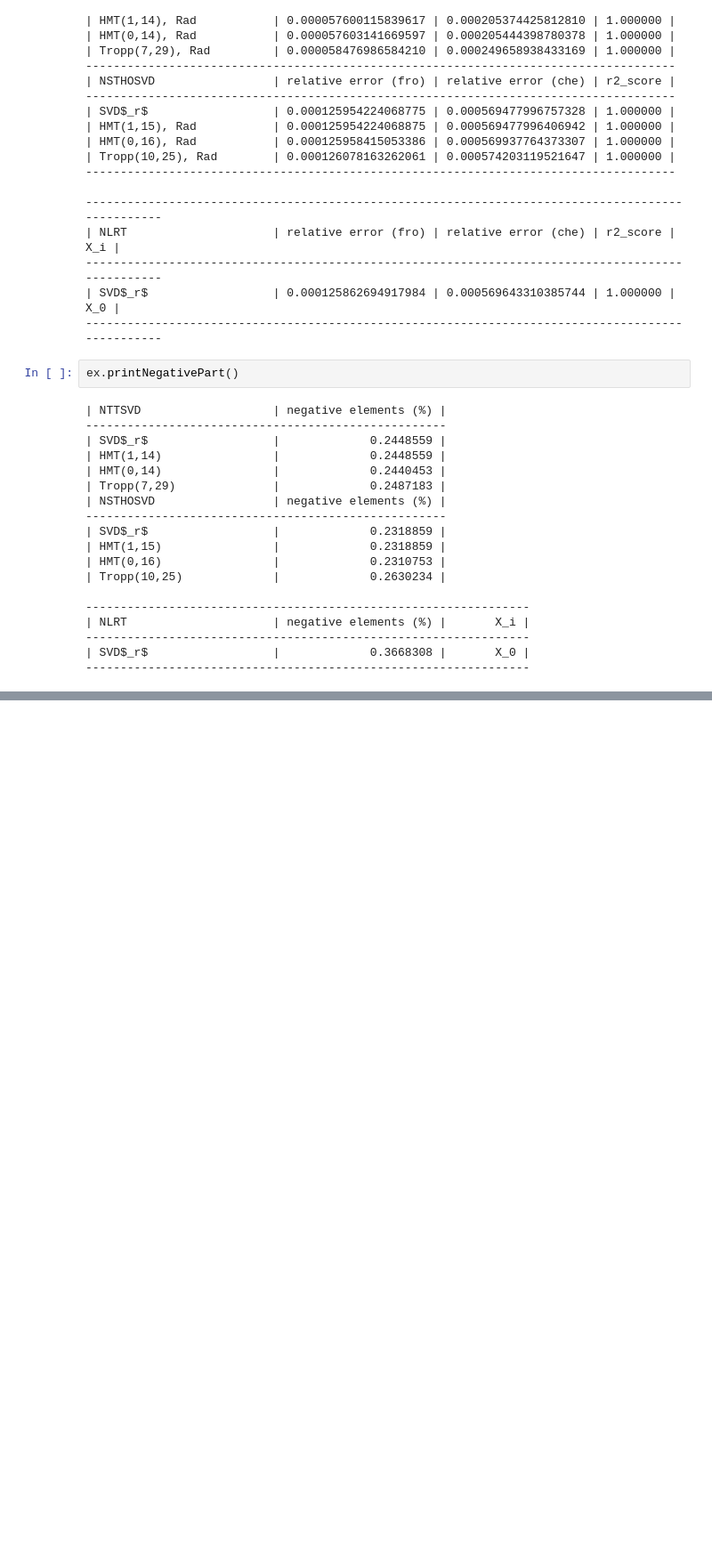
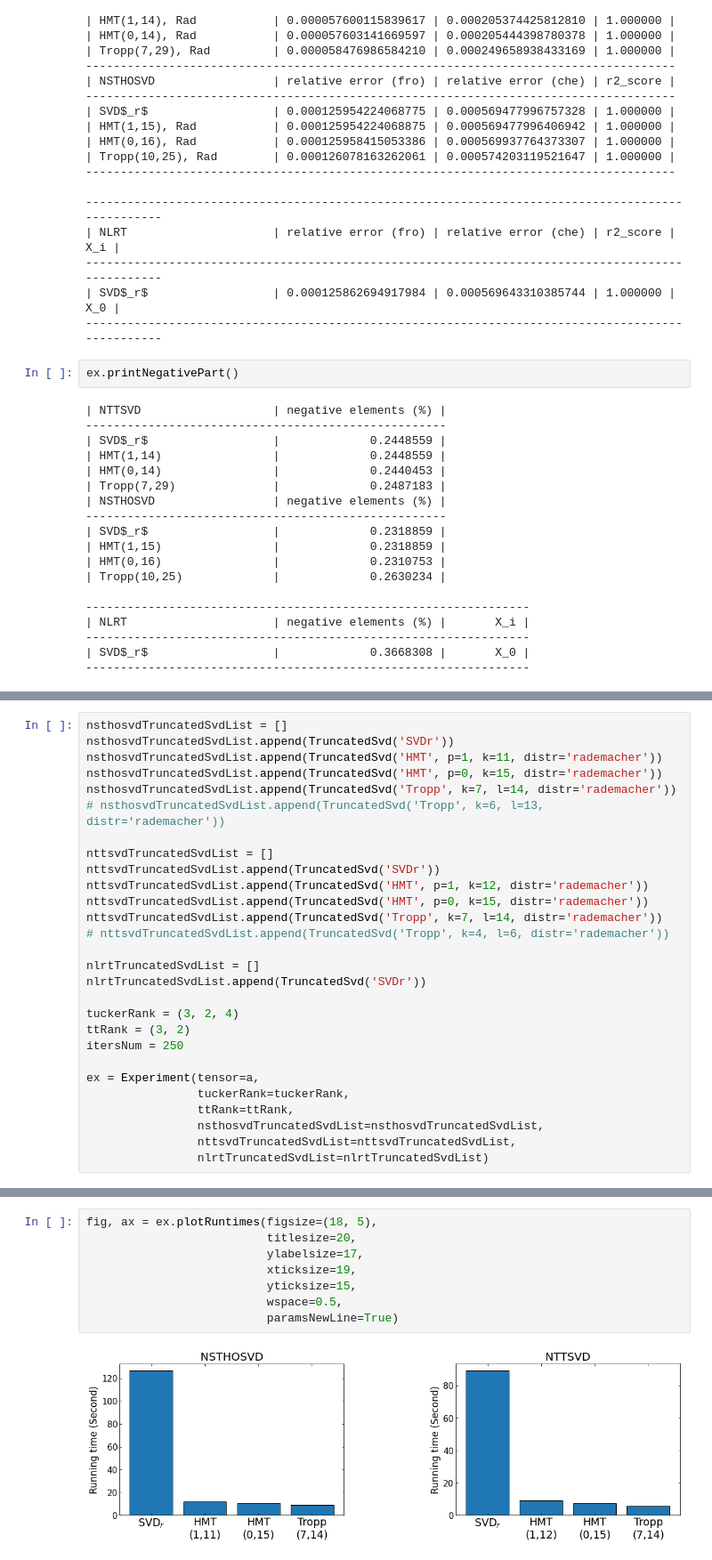
Before and after one commit to azamat11235/NLRTA, a Jupyter notebook: tensor_case.ipynb, the cells around one changed output, grey strips where cells are left out. Shown at 89% size. Drawn from its saved outputs; the diff is of its cells as text; blank space fills up the shorter version.

```diff
--- a/tensor_case.ipynb
+++ b/tensor_case.ipynb
@@ -271,0 +296,28 @@ ex.printNegativePart()
+# %%
+nsthosvdTruncatedSvdList = []
+nsthosvdTruncatedSvdList.append(TruncatedSvd('SVDr'))
+nsthosvdTruncatedSvdList.append(TruncatedSvd('HMT', p=1, k=11, distr='rademacher'))
+nsthosvdTruncatedSvdList.append(TruncatedSvd('HMT', p=0, k=15, distr='rademacher'))
+nsthosvdTruncatedSvdList.append(TruncatedSvd('Tropp', k=7, l=14, distr='rademacher'))
+# nsthosvdTruncatedSvdList.append(TruncatedSvd('Tropp', k=6, l=13, distr='rademacher'))
+
+nttsvdTruncatedSvdList = []
+nttsvdTruncatedSvdList.append(TruncatedSvd('SVDr'))
+nttsvdTruncatedSvdList.append(TruncatedSvd('HMT', p=1, k=12, distr='rademacher'))
+nttsvdTruncatedSvdList.append(TruncatedSvd('HMT', p=0, k=15, distr='rademacher'))
+nttsvdTruncatedSvdList.append(TruncatedSvd('Tropp', k=7, l=14, distr='rademacher'))
+# nttsvdTruncatedSvdList.append(TruncatedSvd('Tropp', k=4, l=6, distr='rademacher'))
+
+nlrtTruncatedSvdList = []
+nlrtTruncatedSvdList.append(TruncatedSvd('SVDr'))
+
+tuckerRank = (3, 2, 4)
+ttRank = (3, 2)
+itersNum = 250
+
+ex = Experiment(tensor=a,
+                tuckerRank=tuckerRank,
+                ttRank=ttRank,
+                nsthosvdTruncatedSvdList=nsthosvdTruncatedSvdList,
+                nttsvdTruncatedSvdList=nttsvdTruncatedSvdList,
+                nlrtTruncatedSvdList=nlrtTruncatedSvdList)
@@ -271,0 +371,10 @@ ex.printNegativePart()
+# %%
+fig, ax = ex.plotRuntimes(figsize=(18, 5),
+                          titlesize=20,
+                          ylabelsize=17,
+                          xticksize=19,
+                          yticksize=15,
+                          wspace=0.5,
+                          paramsNewLine=True)
+# %% [output]
+[figure, added]
```
Also changed, not shown: parts of 20 cells of this notebook, 1 other file.
